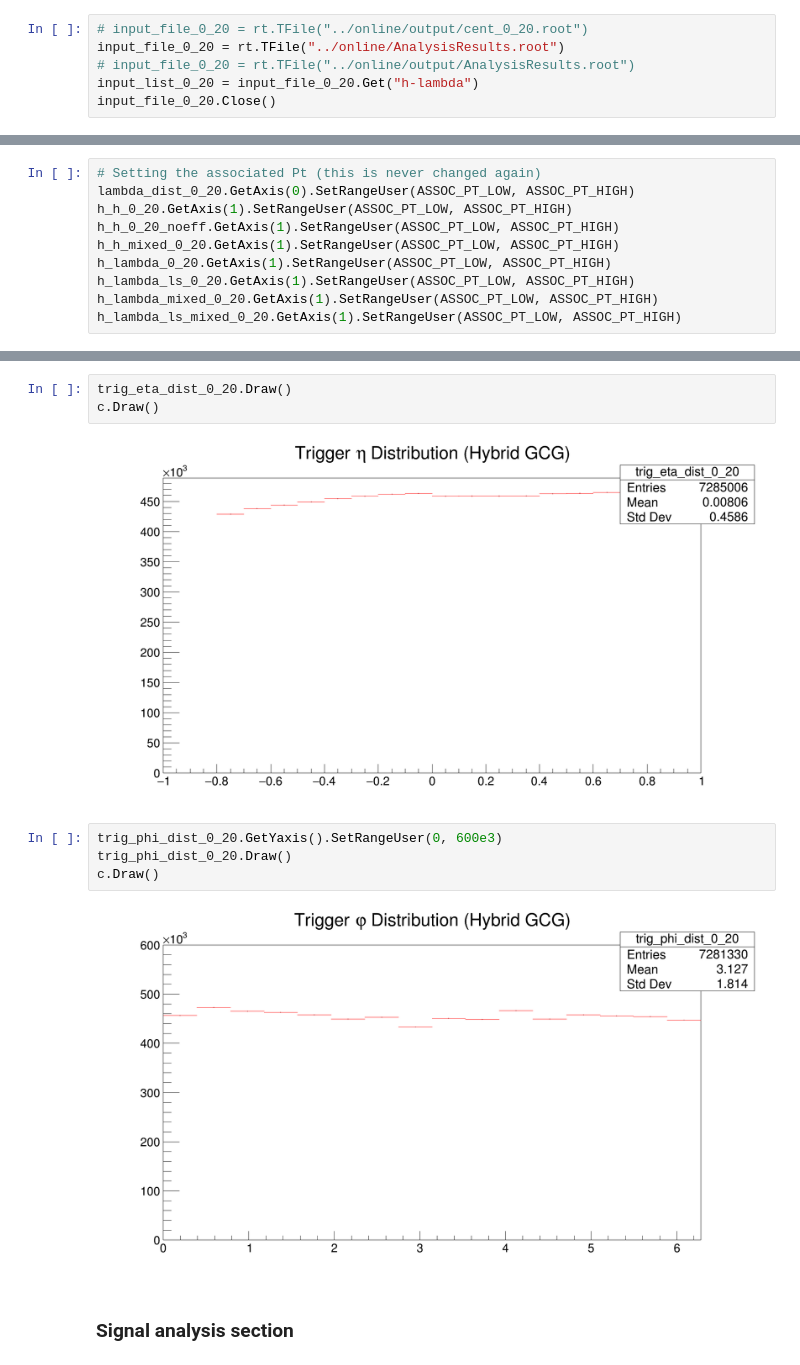
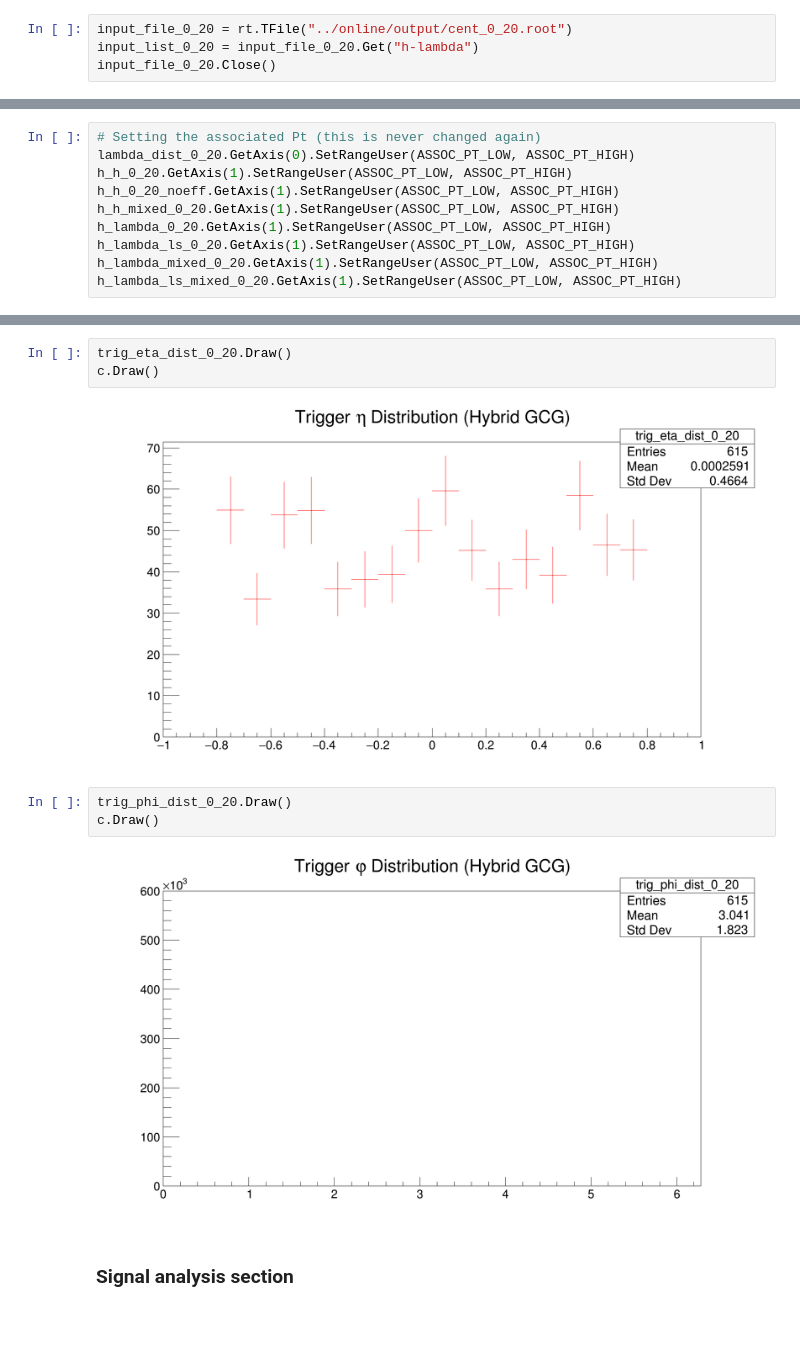
Before and after one commit to rhanniga/lambda-over-hadron, a Jupyter notebook: data/offline/full_offline_analysis.ipynb, the cells around one changed output, grey strips where cells are left out. Cells and saved outputs as stored; diff of their text form; blank space fills up the shorter version.

```diff
--- a/data/offline/full_offline_analysis.ipynb
+++ b/data/offline/full_offline_analysis.ipynb
@@ -77,9 +77,7 @@ def make_mixed_corrections(same, mixed, mass_low=1.11, mass_high=1.12, is_hh=Fal
 # %% [markdown]
 # 0-20 setup
 # %%
-# input_file_0_20 = rt.TFile("../online/output/cent_0_20.root")
-input_file_0_20 = rt.TFile("../online/AnalysisResults.root")
-# input_file_0_20 = rt.TFile("../online/output/AnalysisResults.root")
+input_file_0_20 = rt.TFile("../online/output/cent_0_20.root")
 input_list_0_20 = input_file_0_20.Get("h-lambda")
 input_file_0_20.Close()
 # %%
@@ -151,13 +147,12 @@ c.Draw()
 trig_eta_dist_0_20.Draw()
 c.Draw()
 # %% [output]
-[figure, old version]
+[figure, new version]
 # %%
-trig_phi_dist_0_20.GetYaxis().SetRangeUser(0, 600e3)
 trig_phi_dist_0_20.Draw()
 c.Draw()
 # %% [output]
-[figure, old version]
+[figure, new version]
 # %% [markdown]
 ### Signal analysis section
 # %%
```
Also changed, not shown: parts of 21 cells of this notebook, 1 other file.
